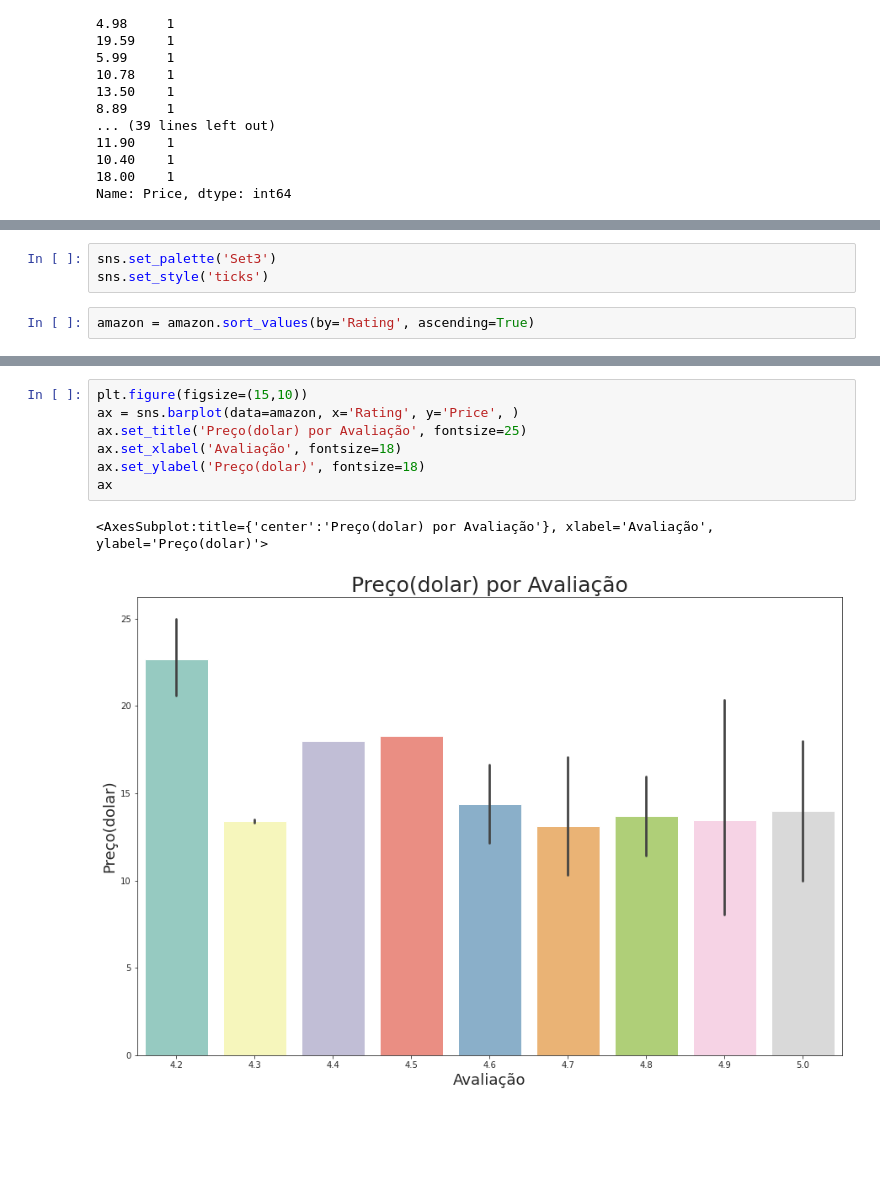
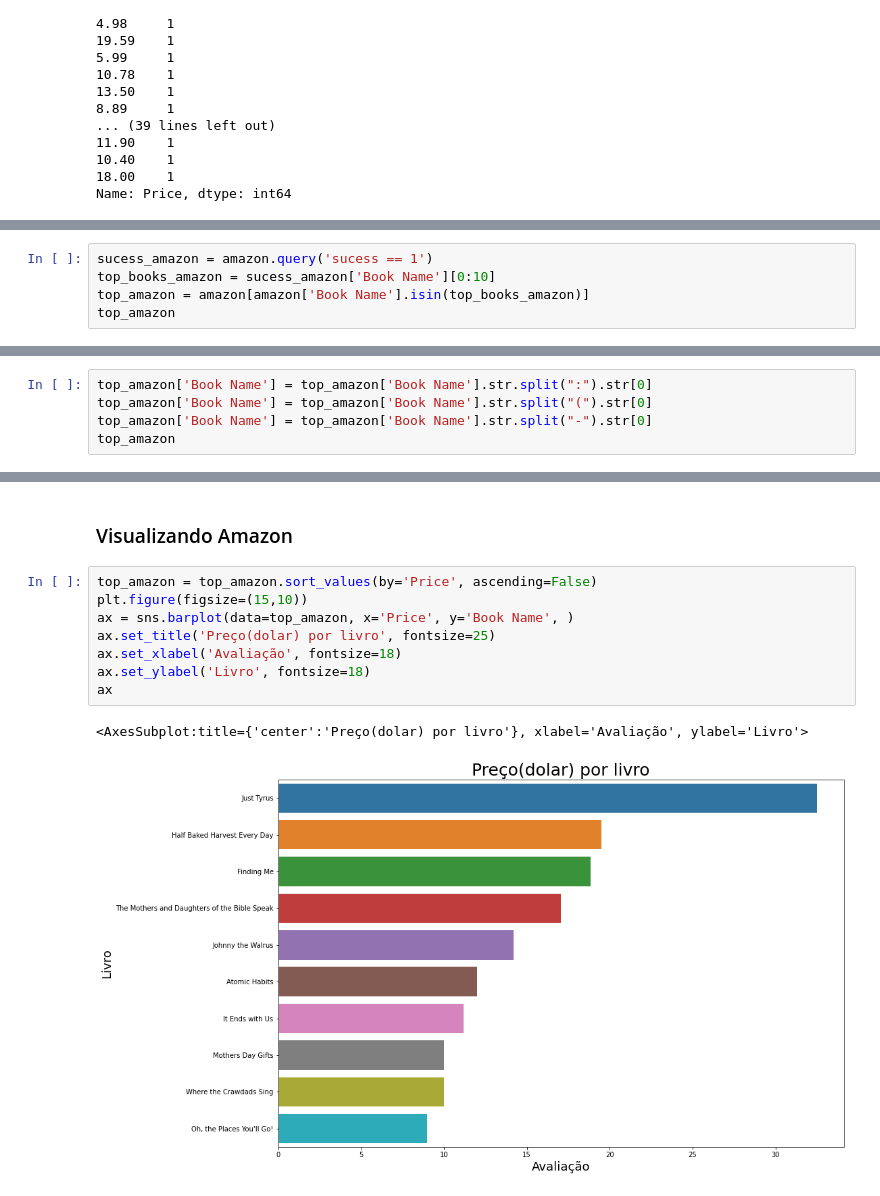
Before and after one commit to lalianza/portfolio, a Jupyter notebook: estudo-best-sellers.ipynb, the cells around one changed output, grey strips where cells are left out. Drawn from its saved outputs; the diff is of its cells as text; blank space fills up the shorter version.

```diff
--- a/estudo-best-sellers.ipynb
+++ b/estudo-best-sellers.ipynb
@@ -156,5 +169,0 @@ print(type(amazon['Price']), type(['Rating']))
-# %%
-sns.set_palette('Set3')
-sns.set_style('ticks')
-# %%
-amazon = amazon.sort_values(by='Rating', ascending=True)
@@ -196,0 +170,5 @@ amazon_autores_avaliacao
+# %%
+sucess_amazon = amazon.query('sucess == 1')
+top_books_amazon = sucess_amazon['Book Name'][0:10]
+top_amazon = amazon[amazon['Book Name'].isin(top_books_amazon)]
+top_amazon
@@ -196,0 +187,5 @@ amazon_autores_avaliacao
+# %%
+top_amazon['Book Name'] = top_amazon['Book Name'].str.split(":").str[0]
+top_amazon['Book Name'] = top_amazon['Book Name'].str.split("(").str[0]
+top_amazon['Book Name'] = top_amazon['Book Name'].str.split("-").str[0]
+top_amazon
@@ -197,11 +219,14 @@ amazon_autores_avaliacao
+# %% [markdown]
+### Visualizando Amazon
 # %%
+top_amazon = top_amazon.sort_values(by='Price', ascending=False)
 plt.figure(figsize=(15,10))
-ax = sns.barplot(data=amazon, x='Rating', y='Price', )
-ax.set_title('Preço(dolar) por Avaliação', fontsize=25)
+ax = sns.barplot(data=top_amazon, x='Price', y='Book Name', )
+ax.set_title('Preço(dolar) por livro', fontsize=25)
 ax.set_xlabel('Avaliação', fontsize=18)
-ax.set_ylabel('Preço(dolar)', fontsize=18)
+ax.set_ylabel('Livro', fontsize=18)
 ax
 # %% [output]
-<AxesSubplot:title={'center':'Preço(dolar) por Avaliação'}, xlabel='Avaliação', ylabel='Preço(dolar)'>
+<AxesSubplot:title={'center':'Preço(dolar) por livro'}, xlabel='Avaliação', ylabel='Livro'>
-[figure, old version]
+[figure, new version]
 # %%
```
Also changed, not shown: parts of 31 cells of this notebook.
